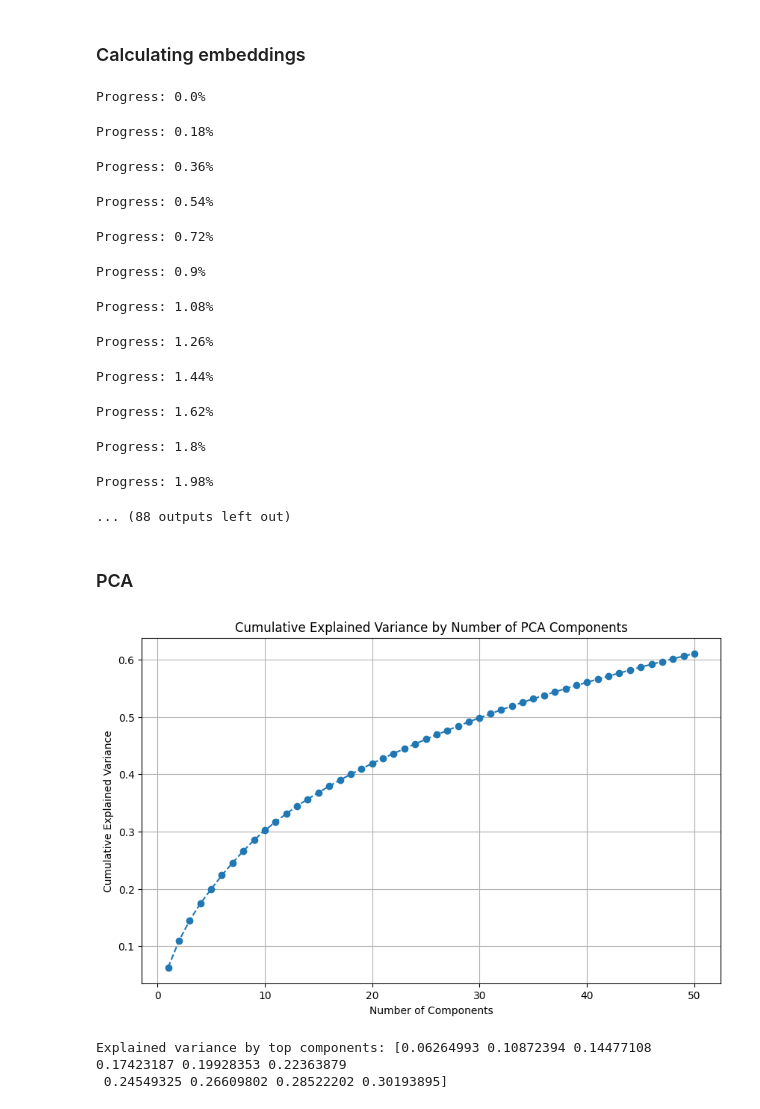
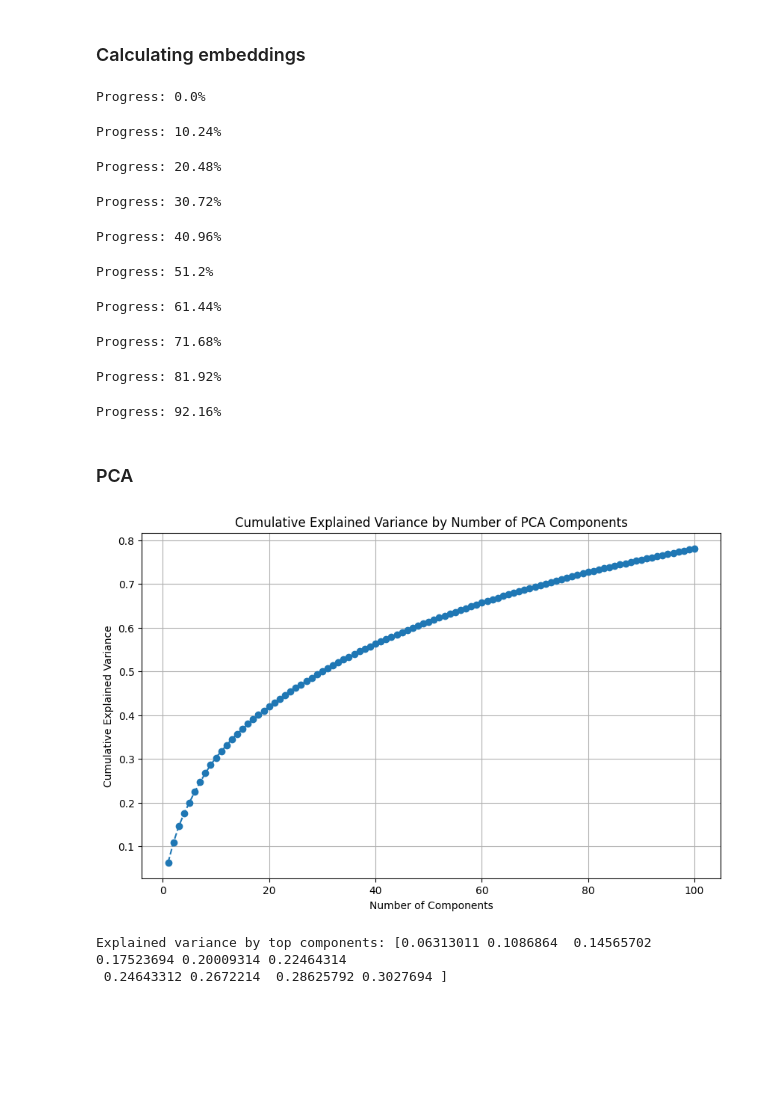
Before and after one commit to przemyslawniedziela98/amazon-reviews-exploration, a Jupyter notebook: amazon_reviews_exploration.ipynb, the cells around one changed output. Cells and saved outputs as stored; diff of their text form; code cells hidden in the pictures; blank space fills up the shorter version.

```diff
--- a/amazon_reviews_exploration.ipynb
+++ b/amazon_reviews_exploration.ipynb
@@ -75,5 +103,6 @@ Nr of distinct users: 218416
 # %%
 dataset = dataset.dropna()
+dataset_subset = dataset.sample(int(1e4))
 # %%
 stop_words = set(stopwords.words('english'))
 lemmatizer = WordNetLemmatizer()
@@ -101,7 +130,7 @@ def preprocess_text(text):
     tokens = [lemmatizer.lemmatize(token) for token in tokens if token not in stop_words]
     return ' '.join(tokens)
 
-dataset['clean_text'] = dataset['Text'].apply(preprocess_text)
+dataset_subset['clean_text'] = dataset_subset['Text'].apply(preprocess_text)
 # %% [markdown]
 ### Calculating embeddings
 # %%
@@ -110,56 +139,53 @@ model = SentenceTransformer('all-MiniLM-L6-v2')
 batch_size = 1024
 review_embeddings = []
 
-for start in range(0, len(dataset), batch_size):
-    print(f"Progress: {round(start/dataset.shape[0] * 100, 2)}%")
-    batch = dataset['clean_text'].iloc[start:start + batch_size].tolist()
+for start in range(0, len(dataset_subset), batch_size):
+    print(f"Progress: {round(start/dataset_subset.shape[0] * 100, 2)}%")
+    batch = dataset_subset['clean_text'].iloc[start:start + batch_size].tolist()
     batch_embeddings = model.encode(batch, show_progress_bar=True)
     review_embeddings.extend(batch_embeddings)
 
 review_embeddings = np.array(review_embeddings)
 # %% [output]
 Progress: 0.0%
-Progress: 0.18%
+Progress: 10.24%
-Progress: 0.36%
+Progress: 20.48%
-Progress: 0.54%
+Progress: 30.72%
-Progress: 0.72%
+Progress: 40.96%
-Progress: 0.9%
+Progress: 51.2%
-Progress: 1.08%
+Progress: 61.44%
-Progress: 1.26%
+Progress: 71.68%
-Progress: 1.44%
+Progress: 81.92%
-Progress: 1.62%
+Progress: 92.16%
-Progress: 1.8%
-Progress: 1.98%
-... (88 outputs left out)
 # %% [markdown]
 ### PCA
 # %%
-def perform_pca(embeddings, n_components=50):
+def perform_pca(embeddings, n_components=100):
     """
     Perform PCA on the embeddings and return the PCA model and transformed embeddings.
     - n_components: Number of PCA components to keep.
     """
     pca = PCA(n_components=n_components)
     pca_embeddings = pca.fit_transform(embeddings)
 
     explained_variance = np.cumsum(pca.explained_variance_ratio_)
     plt.figure(figsize=(10, 6))
     plt.plot(range(1, n_components + 1), explained_variance, marker='o', linestyle='--')
     plt.title('Cumulative Explained Variance by Number of PCA Components')
     plt.xlabel('Number of Components')
     plt.ylabel('Cumulative Explained Variance')
     plt.grid(True)
     plt.show()
 
     print(f"Explained variance by top components: {explained_variance[:10]}")
 
     return pca, pca_embeddings
 
-pca_model, pca_embeddings = perform_pca(review_embeddings, n_components=50)
+pca_model, pca_embeddings = perform_pca(review_embeddings, n_components=100)
 # %% [output]
-[figure, old version]
+[figure, new version]
-Explained variance by top components: [0.06264993 0.10872394 0.14477108 0.17423187 0.19928353 0.22363879
- 0.24549325 0.26609802 0.28522202 0.30193895]
+Explained variance by top components: [0.06313011 0.1086864  0.14565702 0.17523694 0.20009314 0.22464314
+ 0.24643312 0.2672214  0.28625792 0.3027694 ]
 # %%
 def plot_feature_contributions(pca, feature_names, top_n=10):
     """
```
Also changed, not shown: parts of 14 cells of this notebook.
